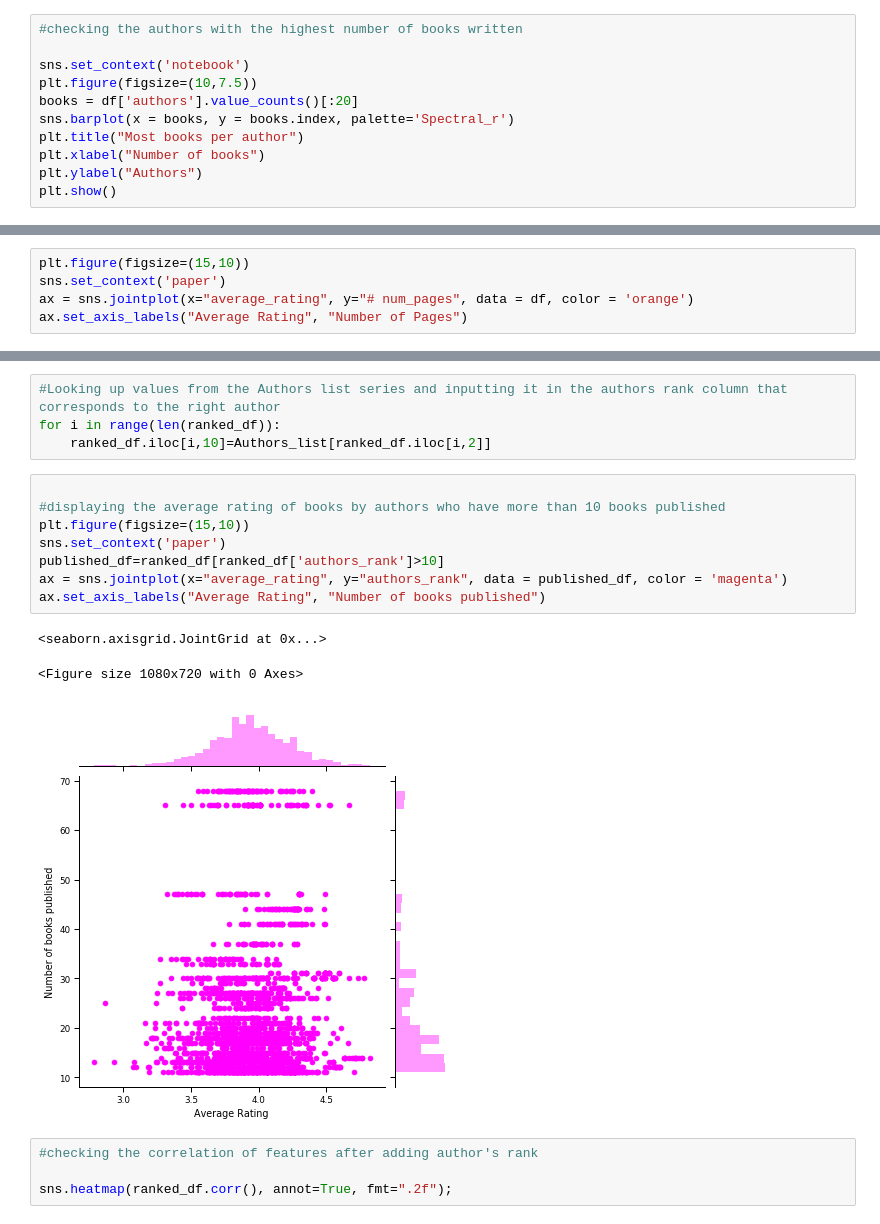
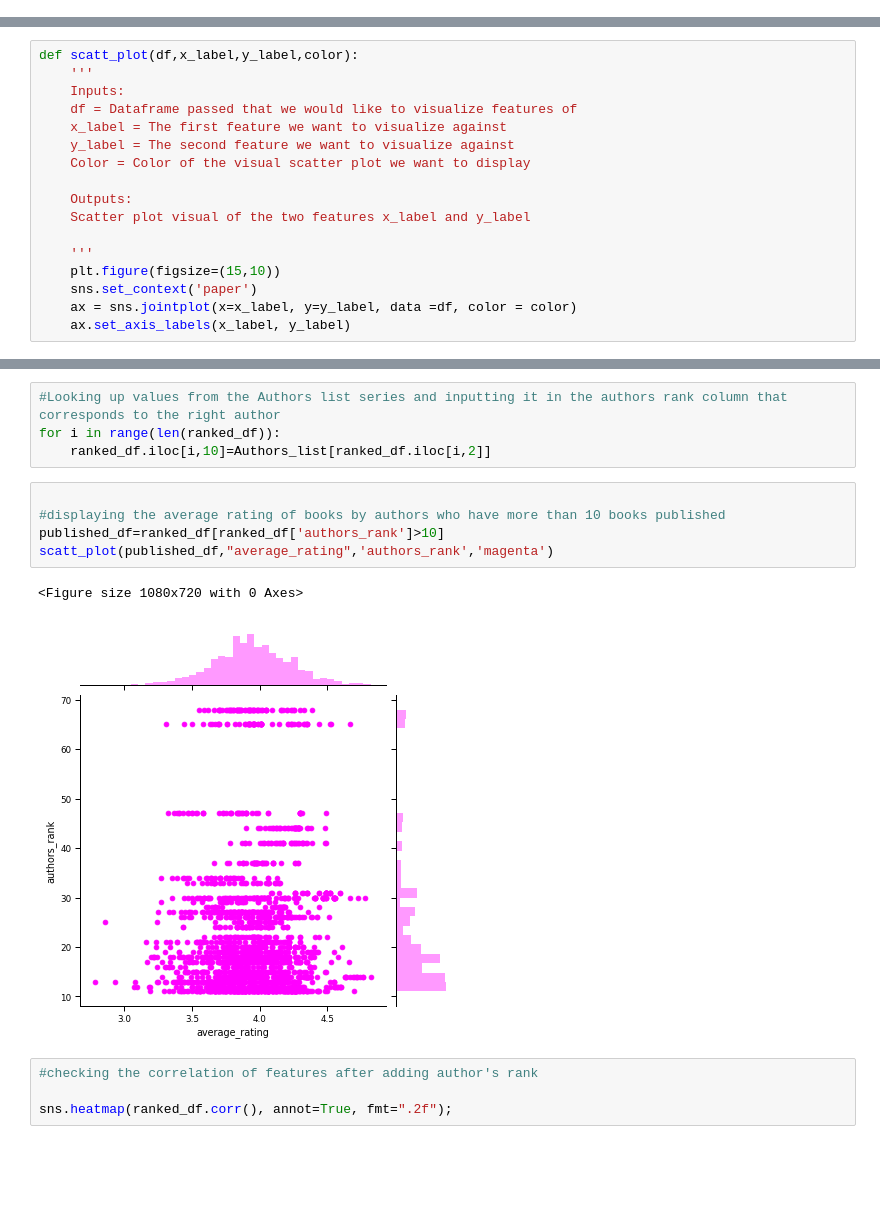
Before and after one commit to Shelabd-zz/GoodReadsDataAnalysis, a Jupyter notebook: GoodReadsAnalysis.ipynb, the cells around one changed output, grey strips where cells are left out. Drawn from its saved outputs; the diff is of its cells as text; blank space fills up the shorter version.

```diff
--- a/GoodReadsAnalysis.ipynb
+++ b/GoodReadsAnalysis.ipynb
@@ -134,11 +147,0 @@ sns.distplot(rating, bins=20)
-# %%
-#checking the authors with the highest number of books written
-
-sns.set_context('notebook')
-plt.figure(figsize=(10,7.5))
-books = df['authors'].value_counts()[:20]
-sns.barplot(x = books, y = books.index, palette='Spectral_r')
-plt.title("Most books per author")
-plt.xlabel("Number of books")
-plt.ylabel("Authors")
-plt.show()
@@ -212,8 +219,3 @@ sns.heatmap(df.corr(), annot=True, fmt=".2f");
 [figure]
 # %% [markdown]
 ### From the above analysis, we can see that there is a correlation between the number of pages and the average rating. Further more, there is a a strong correlation between the ratings count and the text reviews count.
-# %%
-plt.figure(figsize=(15,10))
-sns.set_context('paper')
-ax = sns.jointplot(x="average_rating", y="# num_pages", data = df, color = 'orange')
-ax.set_axis_labels("Average Rating", "Number of Pages")
@@ -223,0 +222,17 @@ ax.set_axis_labels("Average Rating", "Number of Pages")
+# %%
+def scatt_plot(df,x_label,y_label,color):
+    '''
+    Inputs:
+    df = Dataframe passed that we would like to visualize features of
+    x_label = The first feature we want to visualize against
+    y_label = The second feature we want to visualize against
+    Color = Color of the visual scatter plot we want to display
+
+    Outputs:
+    Scatter plot visual of the two features x_label and y_label
+
+    '''
+    plt.figure(figsize=(15,10))
+    sns.set_context('paper')
+    ax = sns.jointplot(x=x_label, y=y_label, data =df, color = color)
+    ax.set_axis_labels(x_label, y_label)
@@ -259,15 +271,11 @@ for i in range(len(ranked_df)):
 # %%
 
 #displaying the average rating of books by authors who have more than 10 books published
-plt.figure(figsize=(15,10))
-sns.set_context('paper')
 published_df=ranked_df[ranked_df['authors_rank']>10]
-ax = sns.jointplot(x="average_rating", y="authors_rank", data = published_df, color = 'magenta')
-ax.set_axis_labels("Average Rating", "Number of books published")
+scatt_plot(published_df,"average_rating",'authors_rank','magenta')
 # %% [output]
-<seaborn.axisgrid.JointGrid at 0x...>
+<Figure size 1080x720 with 0 Axes>
-<Figure size 1080x720 with 0 Axes>
-[figure, old version]
+[figure, new version]
 # %%
 #checking the correlation of features after adding author's rank
 
```
Also changed, not shown: parts of 34 cells of this notebook.
